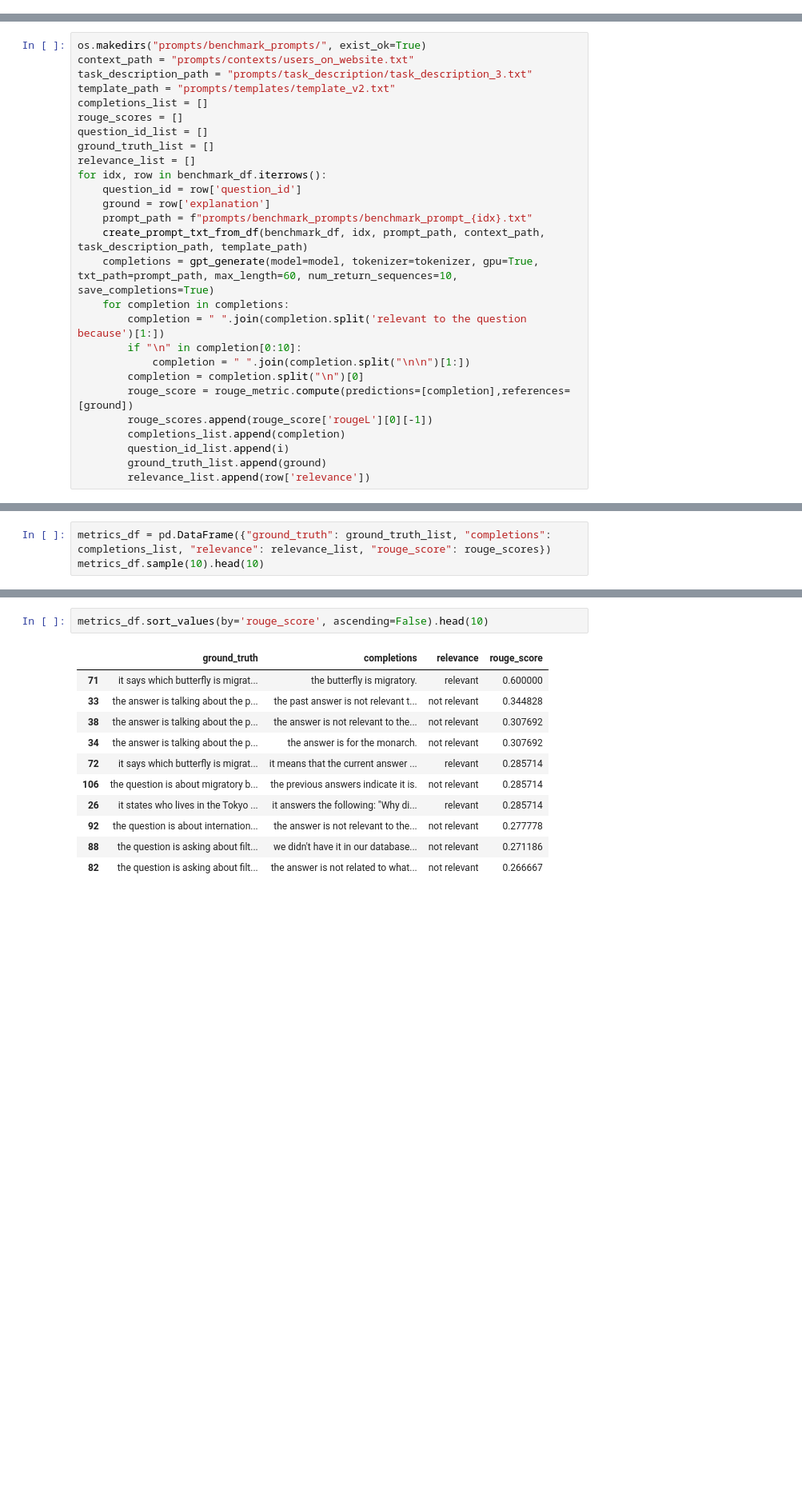
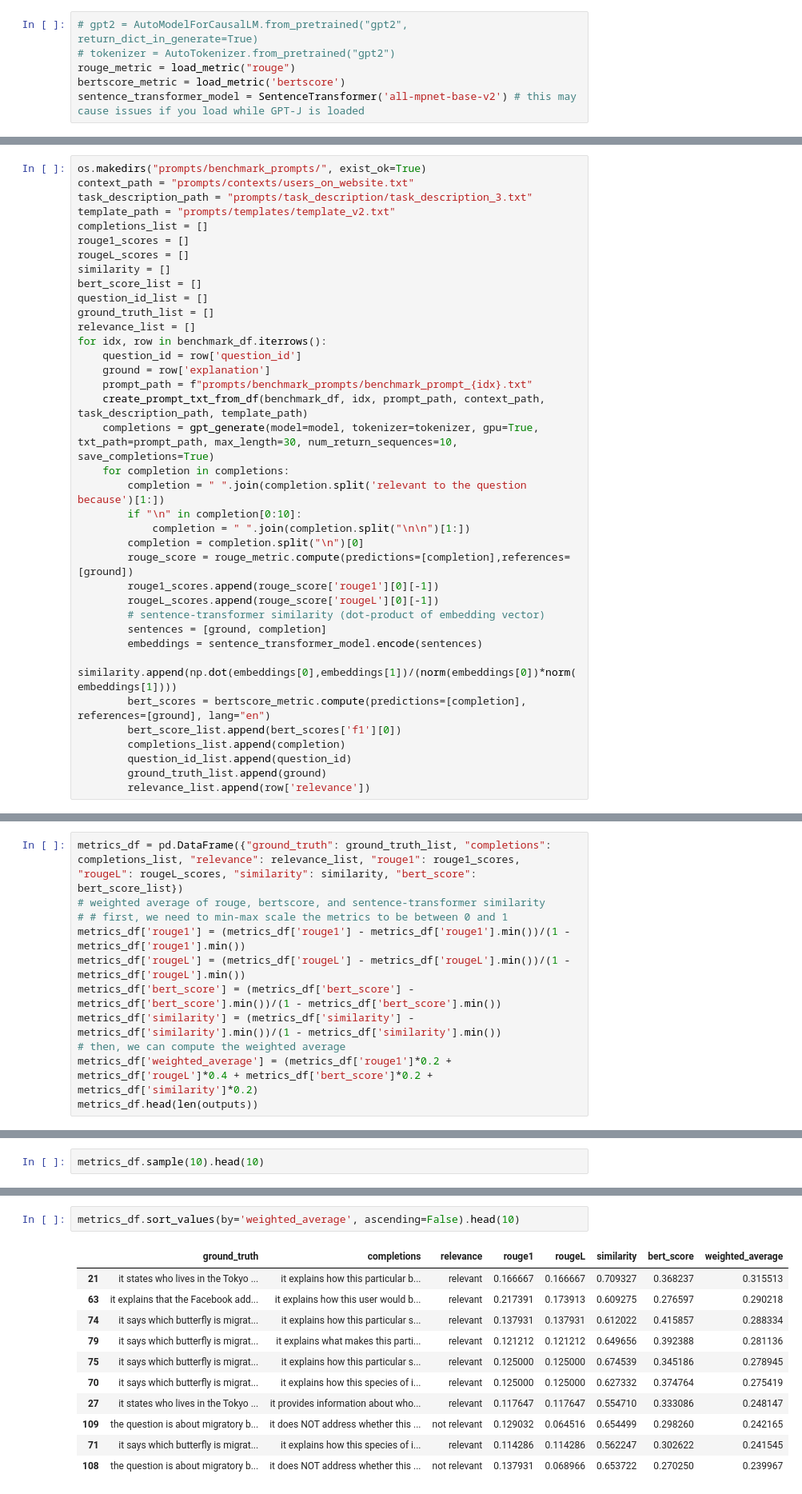
Before and after one commit to JayThibs/aligning-language-models, a Jupyter notebook: gpt_alignment.ipynb, the cells around one changed output, grey strips where cells are left out. Shown at 80% size. Cells and saved outputs as stored; diff of their text form; blank space fills up the shorter version.

```diff
--- a/gpt_alignment.ipynb
+++ b/gpt_alignment.ipynb
@@ -1362,3 +1378,9 @@ Answer: I jumped in the river to save the little boy.
 This answer is not relevant because *the question is talking about jumping in a river to save a boy, but the question is about AGI.*
 
 I handcrafted 6 model outputs and I'll be comparing if the performance on the metrics to see if they are in line with how close they each are to the ground-truth.
+# %%
+# gpt2 = AutoModelForCausalLM.from_pretrained("gpt2", return_dict_in_generate=True)
+# tokenizer = AutoTokenizer.from_pretrained("gpt2")
+rouge_metric = load_metric("rouge")
+bertscore_metric = load_metric('bertscore')
+sentence_transformer_model = SentenceTransformer('all-mpnet-base-v2') # this may cause issues if you load while GPT-J is loaded
@@ -1444,7 +1473,10 @@ context_path = "prompts/contexts/users_on_website.txt"
 task_description_path = "prompts/task_description/task_description_3.txt"
 template_path = "prompts/templates/template_v2.txt"
 completions_list = []
-rouge_scores = []
+rouge1_scores = []
+rougeL_scores = []
+similarity = []
+bert_score_list = []
 question_id_list = []
 ground_truth_list = []
 relevance_list = []
@@ -1453,16 +1485,23 @@ for idx, row in benchmark_df.iterrows():
     ground = row['explanation']
     prompt_path = f"prompts/benchmark_prompts/benchmark_prompt_{idx}.txt"
     create_prompt_txt_from_df(benchmark_df, idx, prompt_path, context_path, task_description_path, template_path)
-    completions = gpt_generate(model=model, tokenizer=tokenizer, gpu=True, txt_path=prompt_path, max_length=60, num_return_sequences=10, save_completions=True)
+    completions = gpt_generate(model=model, tokenizer=tokenizer, gpu=True, txt_path=prompt_path, max_length=30, num_return_sequences=10, save_completions=True)
     for completion in completions:
         completion = " ".join(completion.split('relevant to the question because')[1:])
         if "\n" in completion[0:10]:
             completion = " ".join(completion.split("\n\n")[1:])
         completion = completion.split("\n")[0]
         rouge_score = rouge_metric.compute(predictions=[completion],references=[ground])
-        rouge_scores.append(rouge_score['rougeL'][0][-1])
+        rouge1_scores.append(rouge_score['rouge1'][0][-1])
+        rougeL_scores.append(rouge_score['rougeL'][0][-1])
+        # sentence-transformer similarity (dot-product of embedding vector)
+        sentences = [ground, completion]
+        embeddings = sentence_transformer_model.encode(sentences)
+        similarity.append(np.dot(embeddings[0],embeddings[1])/(norm(embeddings[0])*norm(embeddings[1])))
+        bert_scores = bertscore_metric.compute(predictions=[completion], references=[ground], lang="en")
+        bert_score_list.append(bert_scores['f1'][0])
         completions_list.append(completion)
-        question_id_list.append(i)
+        question_id_list.append(question_id)
         ground_truth_list.append(ground)
         relevance_list.append(row['relevance'])
 # %% [output]
@@ -1485,0 +1525,11 @@ DATE: We have been collecting this bird data for some time now using the informa
+# %%
+metrics_df = pd.DataFrame({"ground_truth": ground_truth_list, "completions": completions_list, "relevance": relevance_list, "rouge1": rouge1_scores, "rougeL": rougeL_scores, "similarity": similarity, "bert_score": bert_score_list})
+# weighted average of rouge, bertscore, and sentence-transformer similarity
+# # first, we need to min-max scale the metrics to be between 0 and 1
+metrics_df['rouge1'] = (metrics_df['rouge1'] - metrics_df['rouge1'].min())/(1 - metrics_df['rouge1'].min())
+metrics_df['rougeL'] = (metrics_df['rougeL'] - metrics_df['rougeL'].min())/(1 - metrics_df['rougeL'].min())
+metrics_df['bert_score'] = (metrics_df['bert_score'] - metrics_df['bert_score'].min())/(1 - metrics_df['bert_score'].min())
+metrics_df['similarity'] = (metrics_df['similarity'] - metrics_df['similarity'].min())/(1 - metrics_df['similarity'].min())
+# then, we can compute the weighted average
+metrics_df['weighted_average'] = (metrics_df['rouge1']*0.2 + metrics_df['rougeL']*0.4 + metrics_df['bert_score']*0.2 + metrics_df['similarity']*0.2)
+metrics_df.head(len(outputs))
@@ -1486,4 +1544,3 @@ DATE: We have been collecting this bird data for some time now using the informa
 # %%
-metrics_df = pd.DataFrame({"ground_truth": ground_truth_list, "completions": completions_list, "relevance": relevance_list, "rouge_score": rouge_scores})
 metrics_df.sample(10).head(10)
 # %% [output]
@@ -1501,15 +1558,15 @@ metrics_df.sample(10).head(10)
 # %%
-metrics_df.sort_values(by='rouge_score', ascending=False).head(10)
+metrics_df.sort_values(by='weighted_average', ascending=False).head(10)
 # %% [output]
-|  | ground_truth | completions | relevance | rouge_score |
-| 71 | it says which butterfly is migrat... | the butterfly is migratory. | relevant | 0.600000 |
-| 33 | the answer is talking about the p... | the past answer is not relevant t... | not relevant | 0.344828 |
-| 38 | the answer is talking about the p... | the answer is not relevant to the... | not relevant | 0.307692 |
-| 34 | the answer is talking about the p... | the answer is for the monarch. | not relevant | 0.307692 |
-| 72 | it says which butterfly is migrat... | it means that the current answer ... | relevant | 0.285714 |
-| 106 | the question is about migratory b... | the previous answers indicate it is. | not relevant | 0.285714 |
-| 26 | it states who lives in the Tokyo ... | it answers the following: "Why di... | relevant | 0.285714 |
-| 92 | the question is about internation... | the answer is not relevant to the... | not relevant | 0.277778 |
-| 88 | the question is asking about filt... | we didn't have it in our database... | not relevant | 0.271186 |
-| 82 | the question is asking about filt... | the answer is not related to what... | not relevant | 0.266667 |
+|  | ground_truth | completions | relevance | rouge1 | rougeL | similarity | bert_score | weighted_average |
+| 21 | it states who lives in the Tokyo ... | it explains how this particular b... | relevant | 0.166667 | 0.166667 | 0.709327 | 0.368237 | 0.315513 |
+| 63 | it explains that the Facebook add... | it explains how this user would b... | relevant | 0.217391 | 0.173913 | 0.609275 | 0.276597 | 0.290218 |
+| 74 | it says which butterfly is migrat... | it explains how this particular s... | relevant | 0.137931 | 0.137931 | 0.612022 | 0.415857 | 0.288334 |
+| 79 | it says which butterfly is migrat... | it explains what makes this parti... | relevant | 0.121212 | 0.121212 | 0.649656 | 0.392388 | 0.281136 |
+| 75 | it says which butterfly is migrat... | it explains how this particular s... | relevant | 0.125000 | 0.125000 | 0.674539 | 0.345186 | 0.278945 |
+| 70 | it says which butterfly is migrat... | it explains how this species of i... | relevant | 0.125000 | 0.125000 | 0.627332 | 0.374764 | 0.275419 |
+| 27 | it states who lives in the Tokyo ... | it provides information about who... | relevant | 0.117647 | 0.117647 | 0.554710 | 0.333086 | 0.248147 |
+| 109 | the question is about migratory b... | it does NOT address whether this ... | not relevant | 0.129032 | 0.064516 | 0.654499 | 0.298260 | 0.242165 |
+| 71 | it says which butterfly is migrat... | it explains how this species of i... | relevant | 0.114286 | 0.114286 | 0.562247 | 0.302622 | 0.241545 |
+| 108 | the question is about migratory b... | it does NOT address whether this ... | not relevant | 0.137931 | 0.068966 | 0.653722 | 0.270250 | 0.239967 |
 # %%
```
Also changed, not shown: parts of 48 cells of this notebook.
